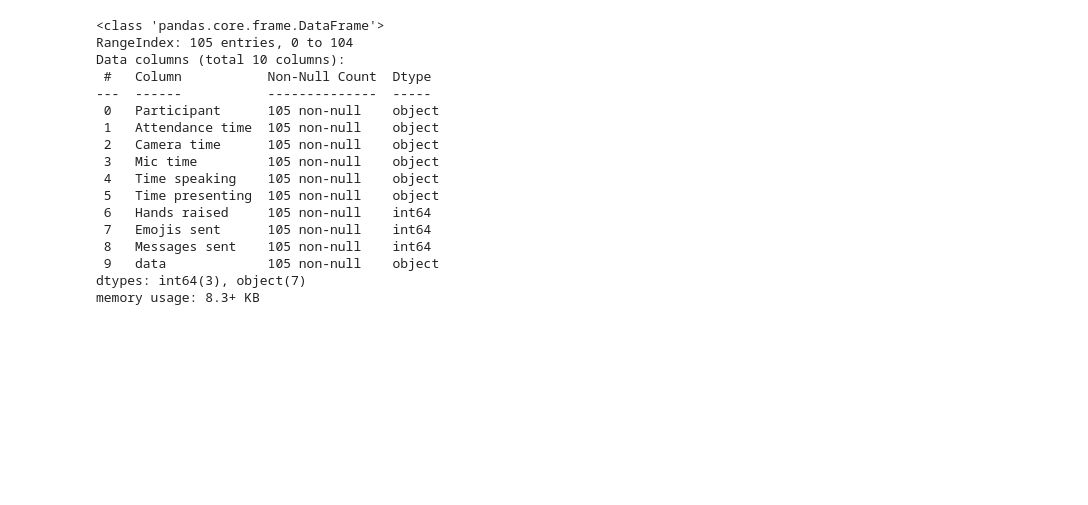
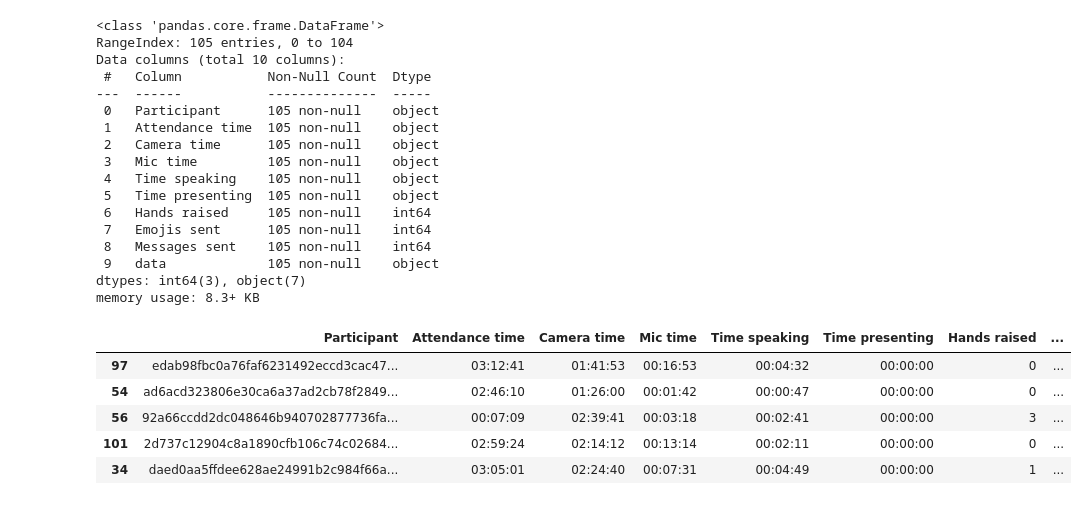
Before and after one commit to robertosgpontes/santander1175, a Jupyter notebook: EDA.ipynb, the cells around one changed output. Cells and saved outputs as stored; diff of their text form; code cells hidden in the pictures; blank space fills up the shorter version.

```diff
--- a/EDA.ipynb
+++ b/EDA.ipynb
@@ -77,3 +78,12 @@ Data columns (total 10 columns):
  9   data             105 non-null    object
 dtypes: int64(3), object(7)
 memory usage: 8.3+ KB
+# %%
+dados_aulas.sample(5)
+# %% [output]
+|  | Participant | Attendance time | Camera time | Mic time | Time speaking | Time presenting | Hands raised | ... |
+| 97 | edab98fbc0a76faf6231492eccd3cac47... | 03:12:41 | 01:41:53 | 00:16:53 | 00:04:32 | 00:00:00 | 0 | ... |
+| 54 | ad6acd323806e30ca6a37ad2cb78f2849... | 02:46:10 | 01:26:00 | 00:01:42 | 00:00:47 | 00:00:00 | 0 | ... |
+| 56 | 92a66ccdd2dc048646b940702877736fa... | 00:07:09 | 02:39:41 | 00:03:18 | 00:02:41 | 00:00:00 | 3 | ... |
+| 101 | 2d737c12904c8a1890cfb106c74c02684... | 02:59:24 | 02:14:12 | 00:13:14 | 00:02:11 | 00:00:00 | 0 | ... |
+| 34 | daed0aa5ffdee628ae24991b2c984f66a... | 03:05:01 | 02:24:40 | 00:07:31 | 00:04:49 | 00:00:00 | 1 | ... |
```
Also changed, not shown: parts of 24 cells of this notebook.
